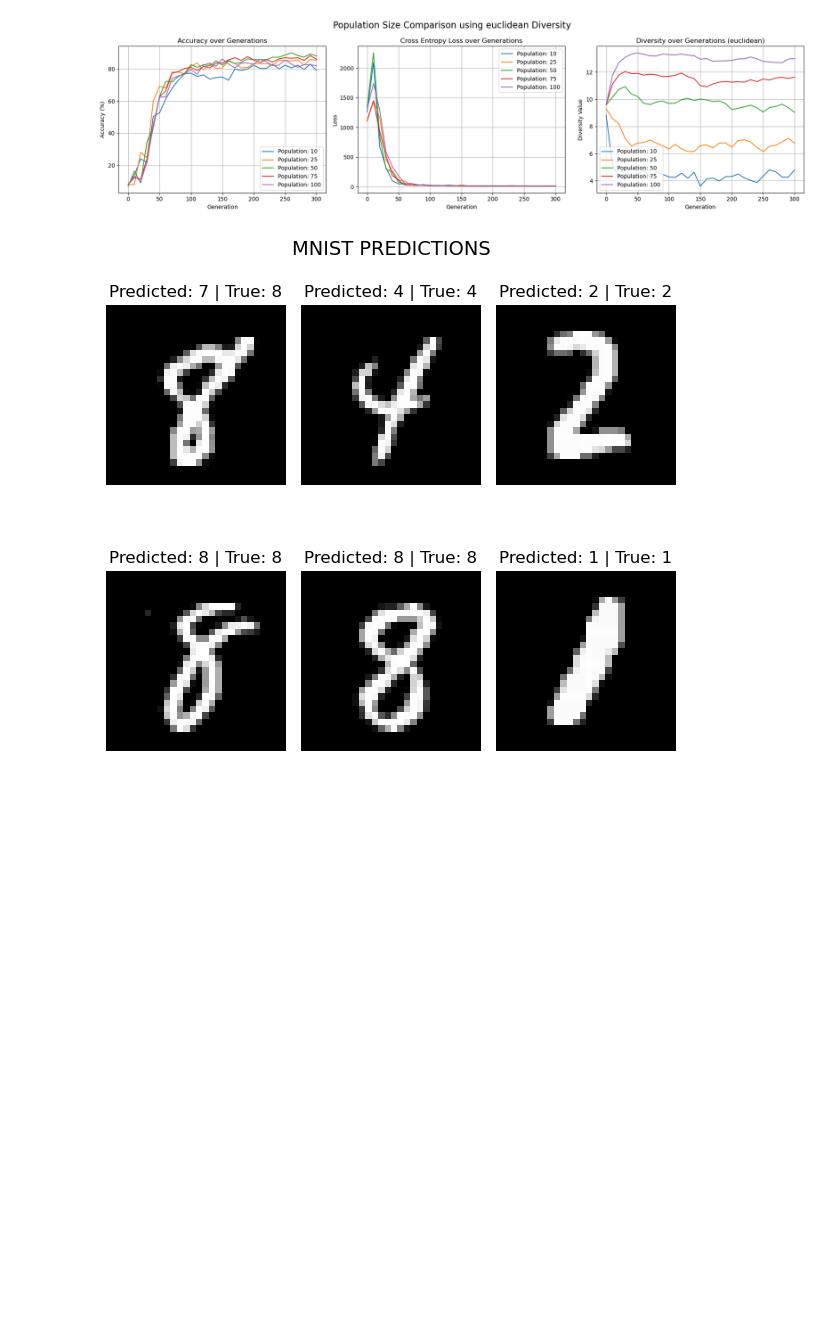
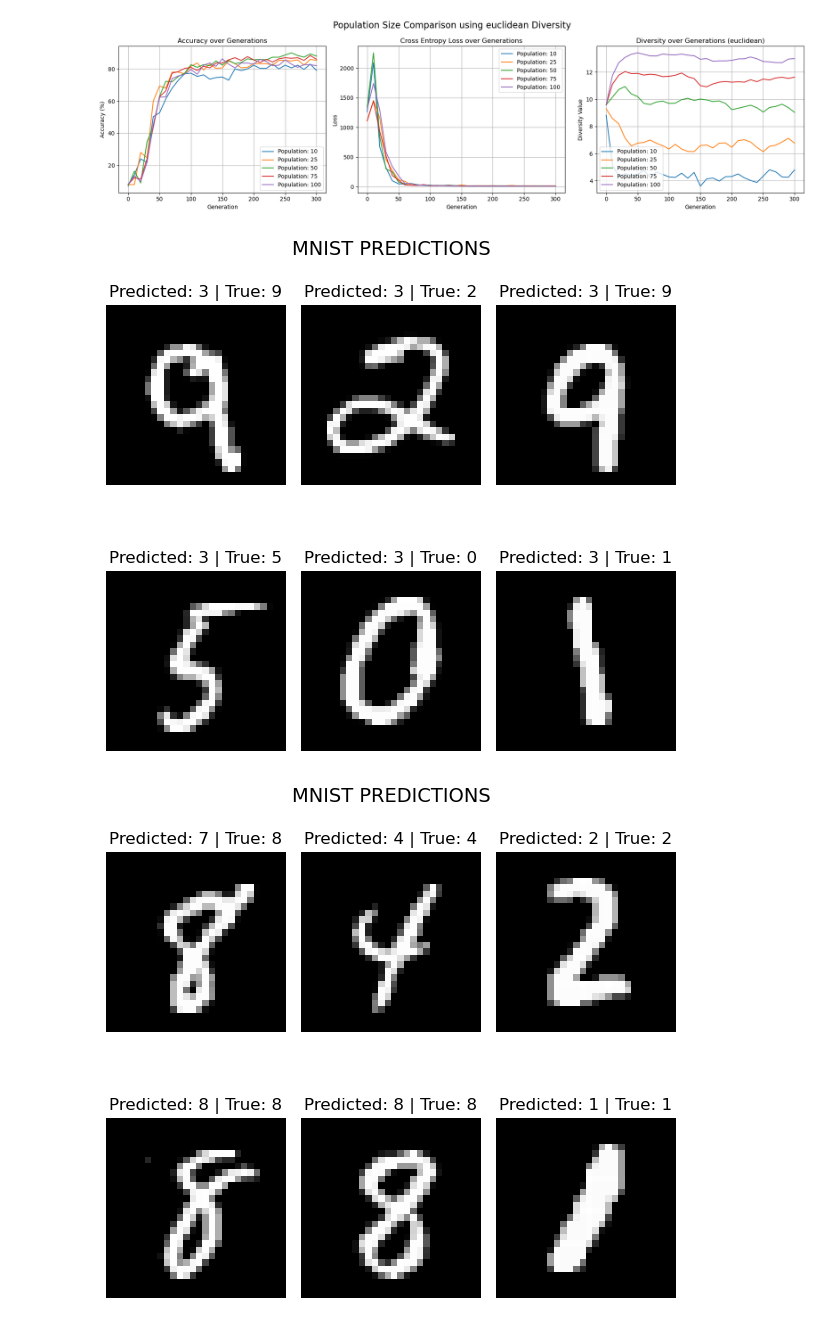
Before and after one commit to lawolff1702/EVO, a Jupyter notebook: NormalizeDiversityTerm/ExploringDiversity.ipynb, the cells around one changed output. Cells and saved outputs as stored; diff of their text form; code cells hidden in the pictures; blank space fills up the shorter version.

```diff
--- a/NormalizeDiversityTerm/ExploringDiversity.ipynb
+++ b/NormalizeDiversityTerm/ExploringDiversity.ipynb
@@ -790,6 +790,23 @@ accuracies_viz, losses_viz, diversities_viz, model = test_diversity_parameters(
     generations=300,
     model_out=True
 )
+# %%
+layer_dimensions = [784, 64, 10]
+DNN_ut = DeepNeuralNetwork(layer_dimensions)
+EVO_OPT_ut = EvolutionOptimizer(DNN_ut)
+DNN_ut.set_optimizer(EVO_OPT_ut)
+EVO_OPT_ut.population = []
+
+# Set Diversity Settings
+EVO_OPT_ut.set_population_size(50)
+EVO_OPT_ut.set_mutation_rate(0.5)
+EVO_OPT_ut.set_mutation_intensity(0.2)
+EVO_OPT_ut.set_diversity_coeff(0.1)
+EVO_OPT_ut.set_diversity_metric("euclidean")
+# %%
+visualize_model_predictions(DNN_ut, X_test, y_test)
+# %% [output]
+[figure, added]
 # %%
 visualize_model_predictions(model, X_test, y_test)
 # %% [output]
```
Also changed, not shown: 3 other files.
